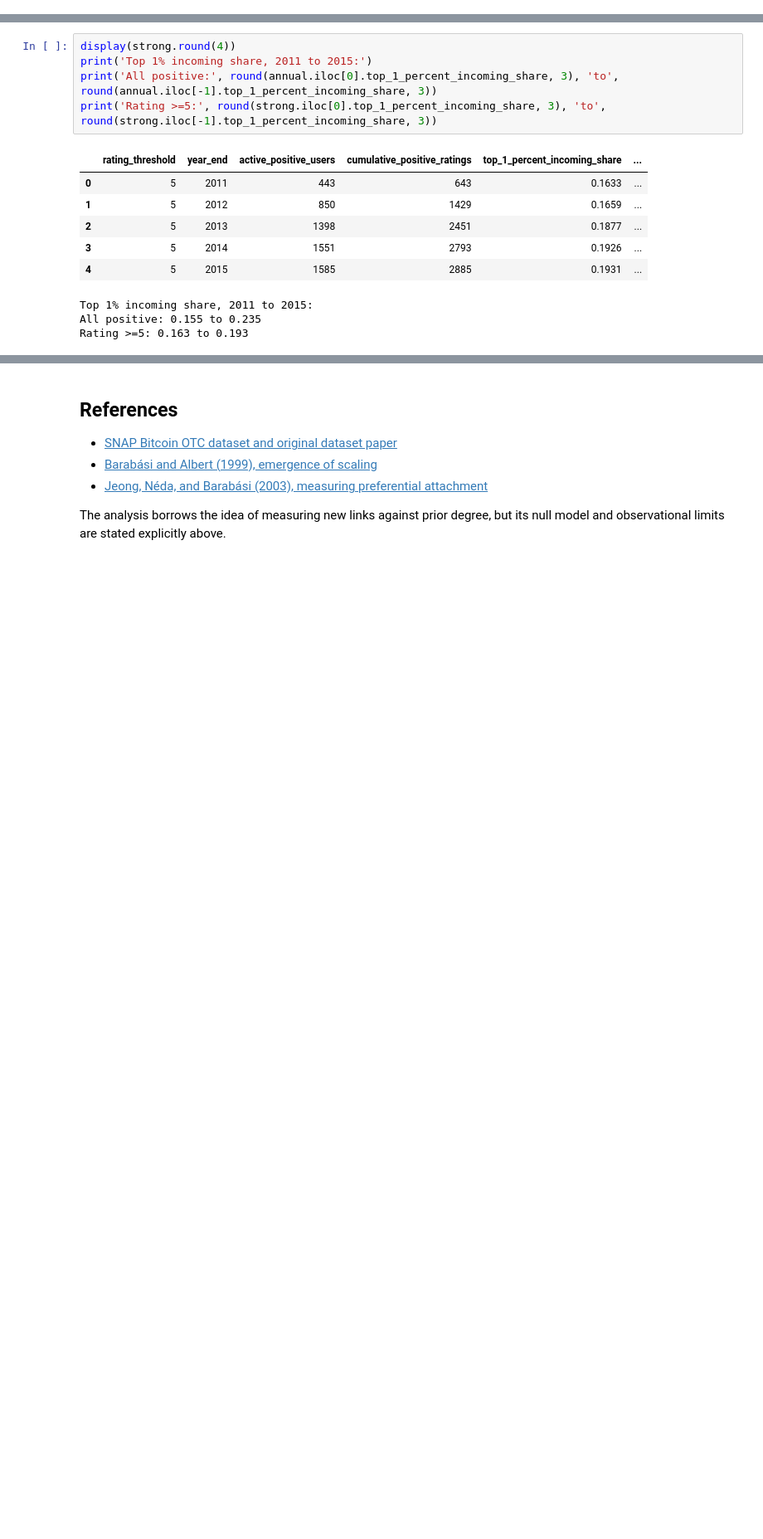
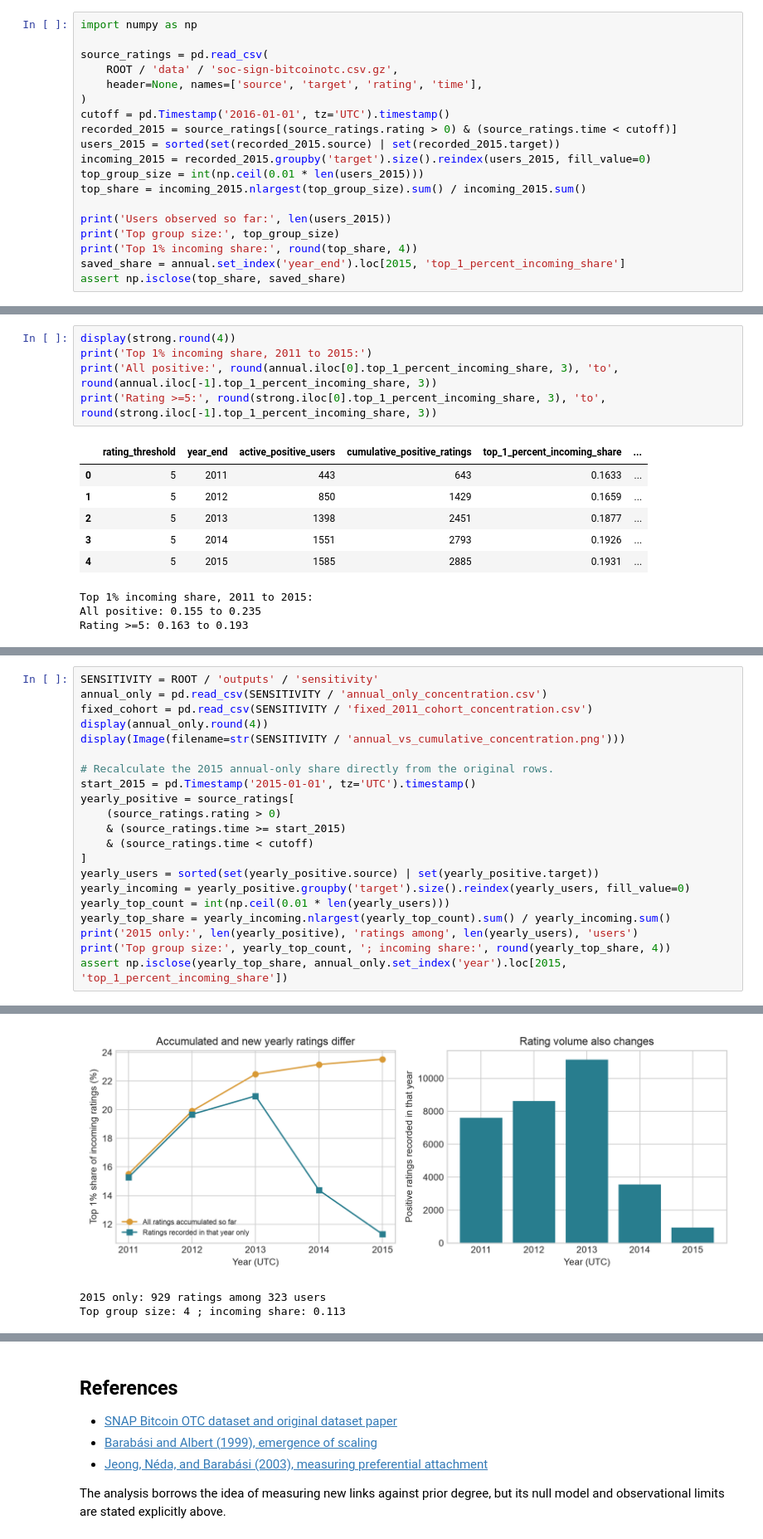
Before and after one commit to O-2wice/bitcoin-otc-trust-network-science, a Jupyter notebook: notebooks/03_temporal_rating_accumulation.ipynb, the cells around one changed output, grey strips where cells are left out. Shown at 83% size. Saved outputs shown, nothing was run; the diff lists cells and outputs as text; blank space fills up the shorter version.

Commit message:
Distinguish annual and accumulated ratings and record numerical reproduction

```diff
--- a/notebooks/03_temporal_rating_accumulation.ipynb
+++ b/notebooks/03_temporal_rating_accumulation.ipynb
@@ -50,0 +55,19 @@ display(Image(filename=str(OUT / 'growth_and_concentration.png')))
+# %%
+import numpy as np
+
+source_ratings = pd.read_csv(
+    ROOT / 'data' / 'soc-sign-bitcoinotc.csv.gz',
+    header=None, names=['source', 'target', 'rating', 'time'],
+)
+cutoff = pd.Timestamp('2016-01-01', tz='UTC').timestamp()
+recorded_2015 = source_ratings[(source_ratings.rating > 0) & (source_ratings.time < cutoff)]
+users_2015 = sorted(set(recorded_2015.source) | set(recorded_2015.target))
+incoming_2015 = recorded_2015.groupby('target').size().reindex(users_2015, fill_value=0)
+top_group_size = int(np.ceil(0.01 * len(users_2015)))
+top_share = incoming_2015.nlargest(top_group_size).sum() / incoming_2015.sum()
+
+print('Users observed so far:', len(users_2015))
+print('Top group size:', top_group_size)
+print('Top 1% incoming share:', round(top_share, 4))
+saved_share = annual.set_index('year_end').loc[2015, 'top_1_percent_incoming_share']
+assert np.isclose(top_share, saved_share)
@@ -93,0 +171,22 @@ Rating >=5: 0.163 to 0.193
+# %%
+SENSITIVITY = ROOT / 'outputs' / 'sensitivity'
+annual_only = pd.read_csv(SENSITIVITY / 'annual_only_concentration.csv')
+fixed_cohort = pd.read_csv(SENSITIVITY / 'fixed_2011_cohort_concentration.csv')
+display(annual_only.round(4))
+display(Image(filename=str(SENSITIVITY / 'annual_vs_cumulative_concentration.png')))
+
+# Recalculate the 2015 annual-only share directly from the original rows.
+start_2015 = pd.Timestamp('2015-01-01', tz='UTC').timestamp()
+yearly_positive = source_ratings[
+    (source_ratings.rating > 0)
+    & (source_ratings.time >= start_2015)
+    & (source_ratings.time < cutoff)
+]
+yearly_users = sorted(set(yearly_positive.source) | set(yearly_positive.target))
+yearly_incoming = yearly_positive.groupby('target').size().reindex(yearly_users, fill_value=0)
+yearly_top_count = int(np.ceil(0.01 * len(yearly_users)))
+yearly_top_share = yearly_incoming.nlargest(yearly_top_count).sum() / yearly_incoming.sum()
+print('2015 only:', len(yearly_positive), 'ratings among', len(yearly_users), 'users')
+print('Top group size:', yearly_top_count, '; incoming share:', round(yearly_top_share, 4))
+assert np.isclose(yearly_top_share, annual_only.set_index('year').loc[2015, 'top_1_percent_incoming_share'])
+# %% [output]
@@ -93,0 +199,3 @@ Rating >=5: 0.163 to 0.193
+[figure, added]
+2015 only: 929 ratings among 323 users
+Top group size: 4 ; incoming share: 0.113
```
Also changed, not shown: parts of 14 cells of this notebook, 38 other files.
